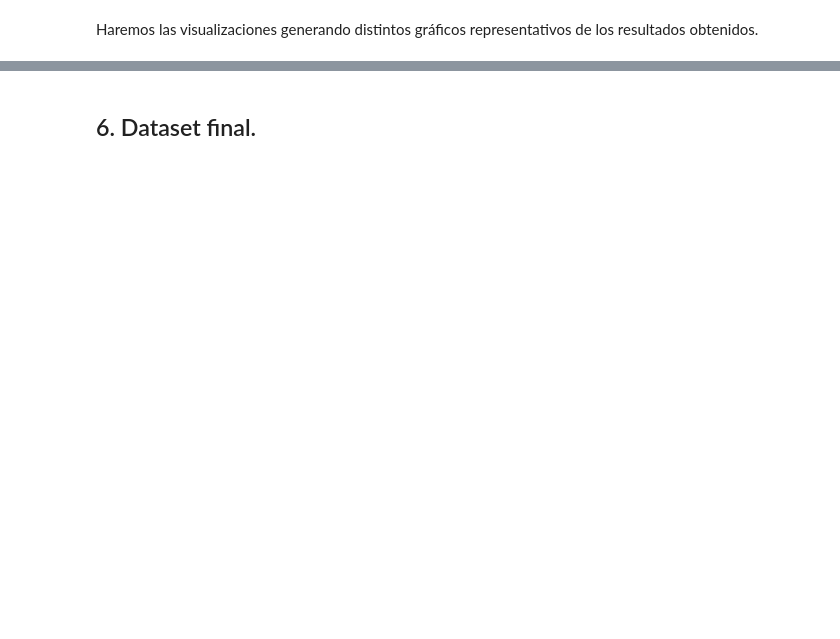
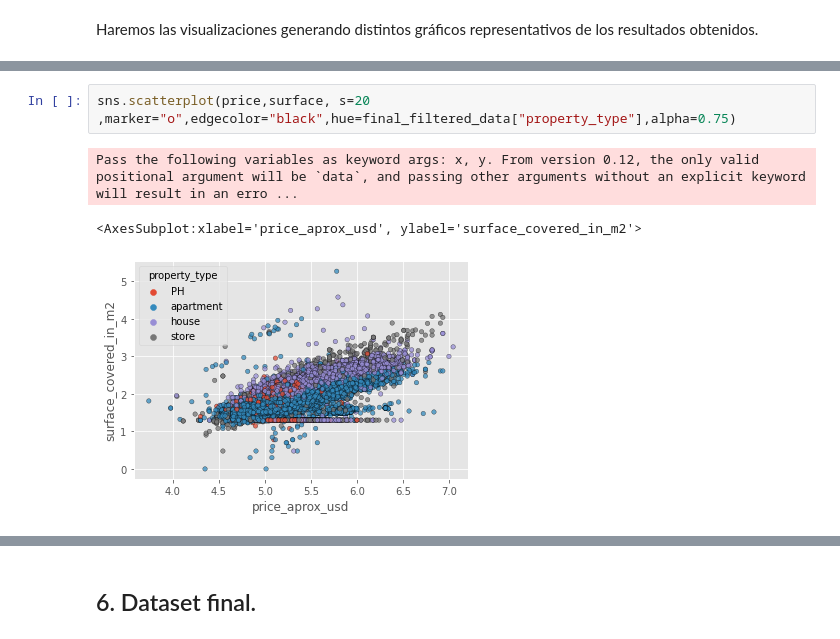
Before and after one commit to Luchiii89/DH_grupo_6, a Jupyter notebook: Desafio_1.ipynb, the cells around one changed output, grey strips where cells are left out. Saved outputs shown, nothing was run; the diff lists cells and outputs as text; blank space fills up the shorter version.

```diff
--- a/Desafio_1.ipynb
+++ b/Desafio_1.ipynb
@@ -991,0 +1255,6 @@ Haremos las visualizaciones generando distintos gráficos representativos de los
+# %%
+sns.scatterplot(price,surface, s=20 ,marker="o",edgecolor="black",hue=final_filtered_data["property_type"],alpha=0.75)
+# %% [output]
+Pass the following variables as keyword args: x, y. From version 0.12, the only valid positional argument will be `data`, and passing other arguments without an explicit keyword will result in an erro ...
+<AxesSubplot:xlabel='price_aprox_usd', ylabel='surface_covered_in_m2'>
+[figure, added]
```
Also changed, not shown: parts of 126 cells of this notebook.
